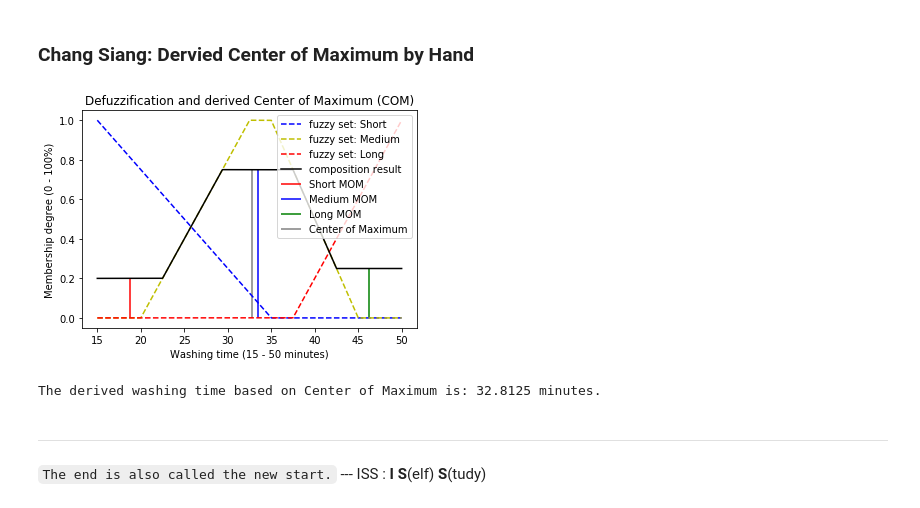
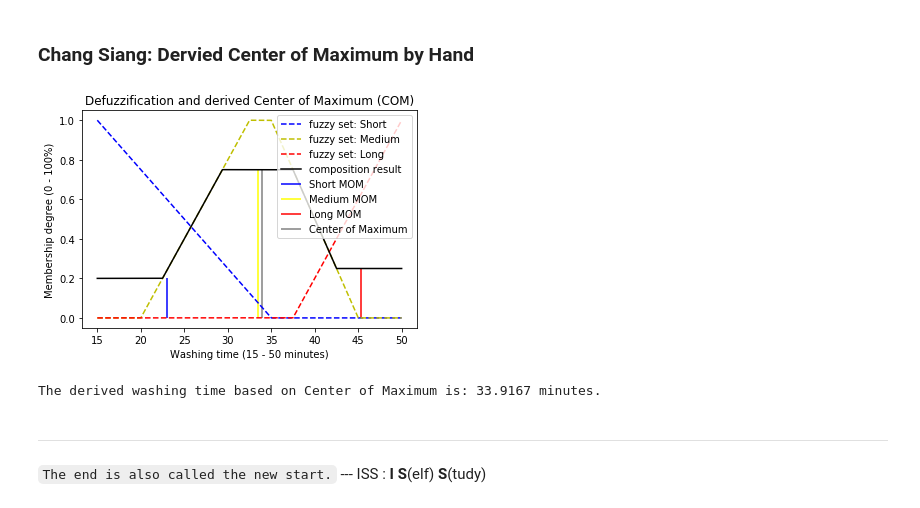
Before and after one commit to changsiang/ai_practice_cs, a Jupyter notebook: IRS-MR_Day 3/3.3.2 workshop/A0176266W Lim Chang Siang - sln - Fuzzy Washing Machine v004.ipynb, the cells around one changed output. Cells and saved outputs as stored; diff of their text form; code cells hidden in the pictures.

Commit message:
updated fuzzy washing machine

```diff
--- a/IRS-MR_Day 3/3.3.2 workshop/A0176266W Lim Chang Siang - sln - Fuzzy Washing Machine v004.ipynb
+++ b/IRS-MR_Day 3/3.3.2 workshop/A0176266W Lim Chang Siang - sln - Fuzzy Washing Machine v004.ipynb
@@ -216,35 +216,35 @@ mode : string : Controls which defuzzification method will be used.
 # %%
 # to calculate COM, i consider all 3 types of MOM
 all_mom = [] # a temporary variable to store all short, med, long Mean of Maxmimum (MOM)
 
-for t in t_fuzzy: # loop through short, medium, long
-    start_x = t_x[np.min(np.where(t_contour == t))] # get the smallest washing time for a particular fuzzy rule
-    end_x = t_x[np.max(np.where(t_contour == t))] # get the largest washing time for a particular fuzzy rule
+for idx, t in enumerate(t_fuzzy): # loop through short, medium, long
+    start_x = t_x[np.min(np.where(mfx_t[idx] >= t))] # get the smallest washing time for a particular fuzzy rule
+    end_x = t_x[np.max(np.where(mfx_t[idx] >= t))] # get the largest washing time for a particular fuzzy rule
     mom = sum([start_x, end_x]) / 2 # The Mean of Maximum of the average of smallest and largest washing time
     all_mom.append(mom)
 
 com = sum(all_mom) / len(all_mom) # the Center of Maximum is the average of all 3 (short, medium, long) Mean of Maximum
 
 plt.figure()
 plt.plot(t_x, mfx_t[0], 'b--')
 plt.plot(t_x, mfx_t[1], 'y--')
 plt.plot(t_x, mfx_t[2], 'r--')
 plt.plot(t_x, t_contour, 'k-') # plot the contour of washing time
-plt.vlines(all_mom[0], 0, t_fuzzy[0], color='red') # Short MOM
-plt.vlines(all_mom[1], 0, t_fuzzy[1], color='blue') # Medium MOM
-plt.vlines(all_mom[2], 0, t_fuzzy[2], color='green') # Long MOM
+plt.vlines(all_mom[0], 0, t_fuzzy[0], color='blue') # Short MOM
+plt.vlines(all_mom[1], 0, t_fuzzy[1], color='yellow') # Medium MOM
+plt.vlines(all_mom[2], 0, t_fuzzy[2], color='red') # Long MOM
 plt.vlines(com, 0, np.max(t_fuzzy), color='grey') # Center of Maximum
 plt.title('Defuzzification and derived Center of Maximum (COM)')
 plt.xlabel('Washing time (15 - 50 minutes)')
 plt.ylabel('Membership degree (0 - 100%)')
 plt.legend(['fuzzy set: Short', 'fuzzy set: Medium', 'fuzzy set: Long',
             'composition result', 'Short MOM', 'Medium MOM', 'Long MOM', 'Center of Maximum'], loc='upper right')
 plt.show()
 
 print('The derived washing time based on Center of Maximum is: %.4f minutes.' % com)
 # %% [output]
-[figure, old version]
+[figure, new version]
-The derived washing time based on Center of Maximum is: 32.8125 minutes.
+The derived washing time based on Center of Maximum is: 33.9167 minutes.
 # %% [markdown]
 ---
 `The end is also called the new start.` --- ISS : **I** **S**(elf) **S**(tudy)
```
Also changed, not shown: parts of 1 cell of this notebook, 1 other file.
